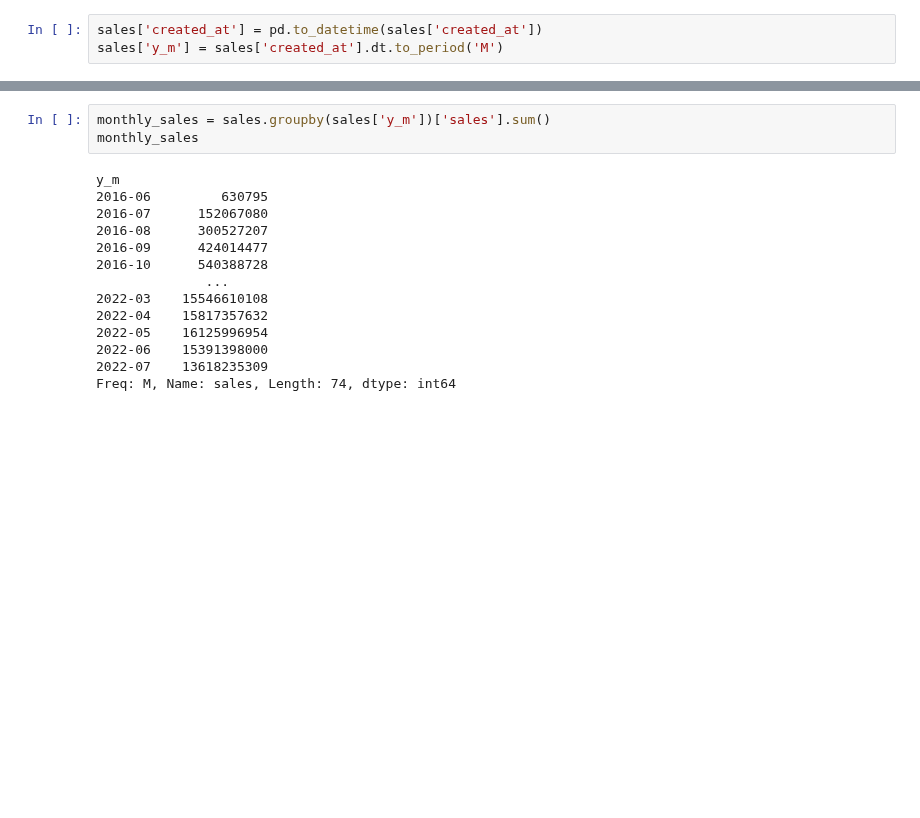
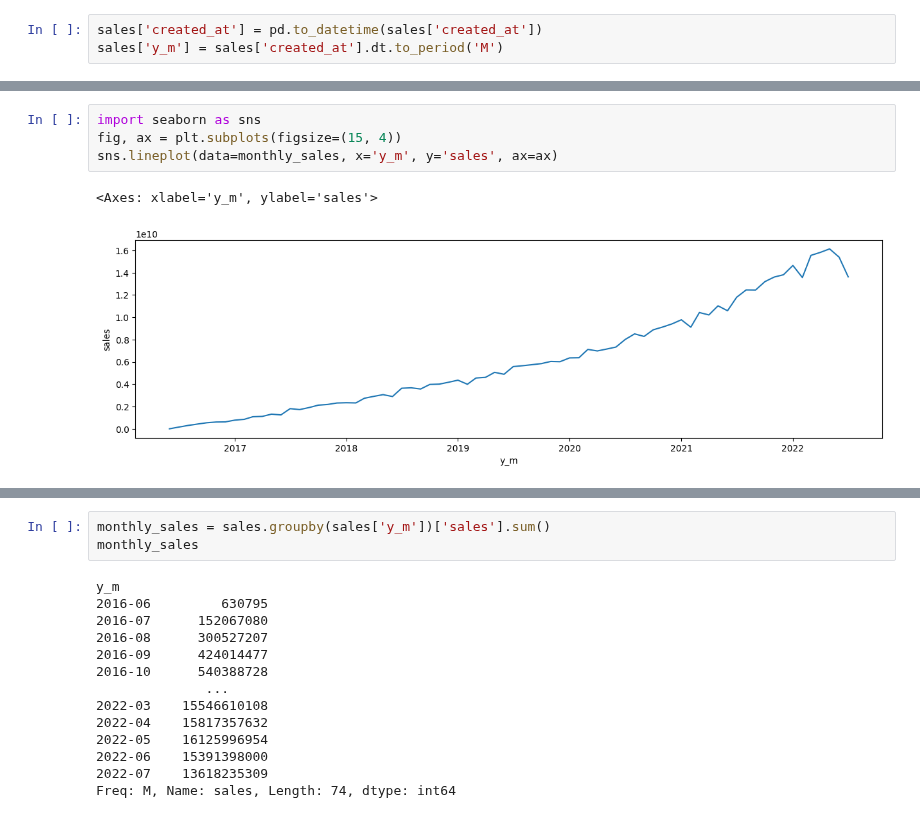
Before and after one commit to NARAEIM/tp2-da, a Jupyter notebook: sales.ipynb, the cells around one changed output, grey strips where cells are left out. Cells and saved outputs as stored; diff of their text form; blank space fills up the shorter version.

```diff
--- a/sales.ipynb
+++ b/sales.ipynb
@@ -146,0 +195,7 @@ memory usage: 78.1+ MB
+# %%
+import seaborn as sns
+fig, ax = plt.subplots(figsize=(15, 4))
+sns.lineplot(data=monthly_sales, x='y_m', y='sales', ax=ax)
+# %% [output]
+<Axes: xlabel='y_m', ylabel='sales'>
+[figure, added]
```
Also changed, not shown: parts of 41 cells of this notebook.
